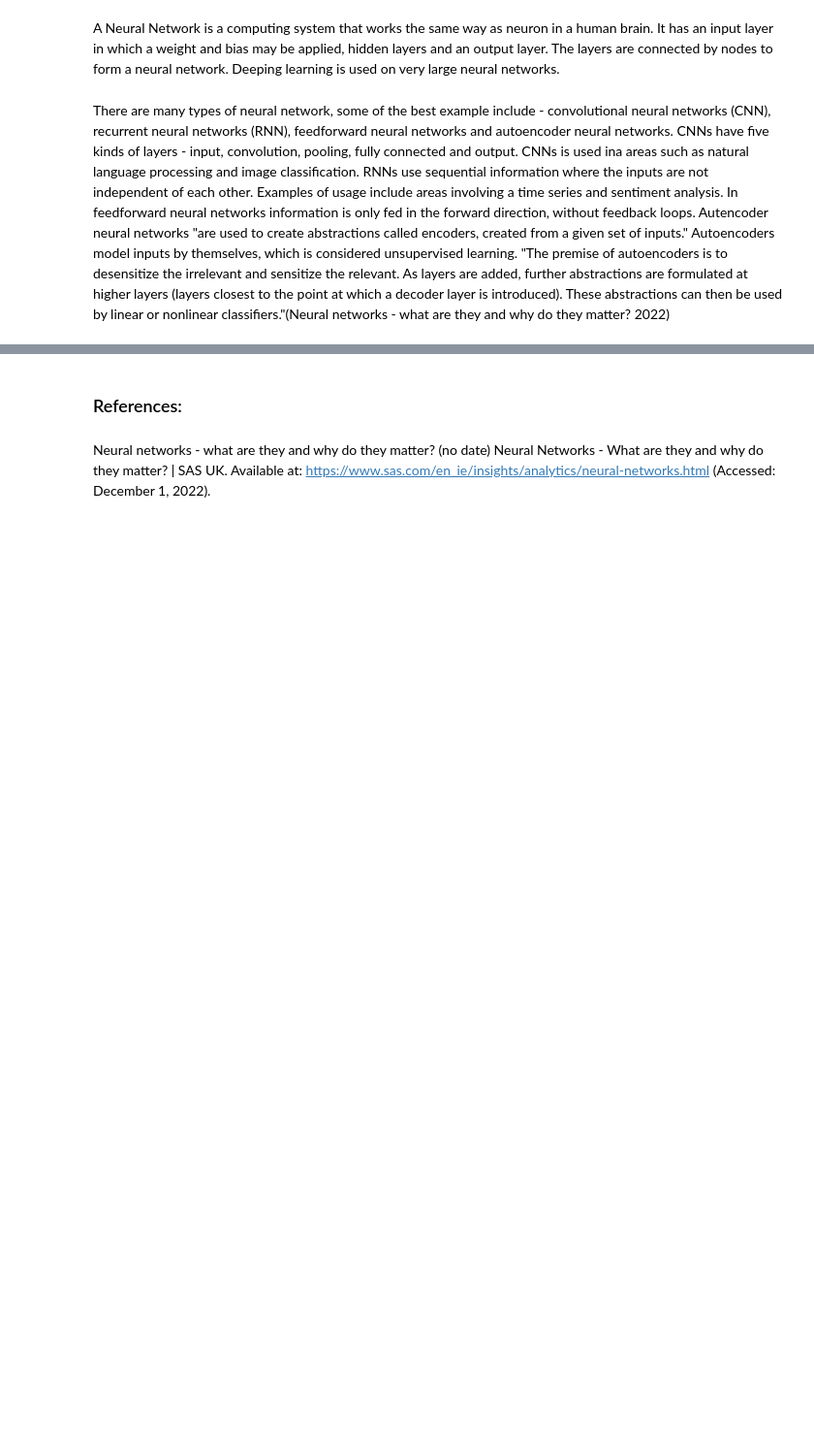
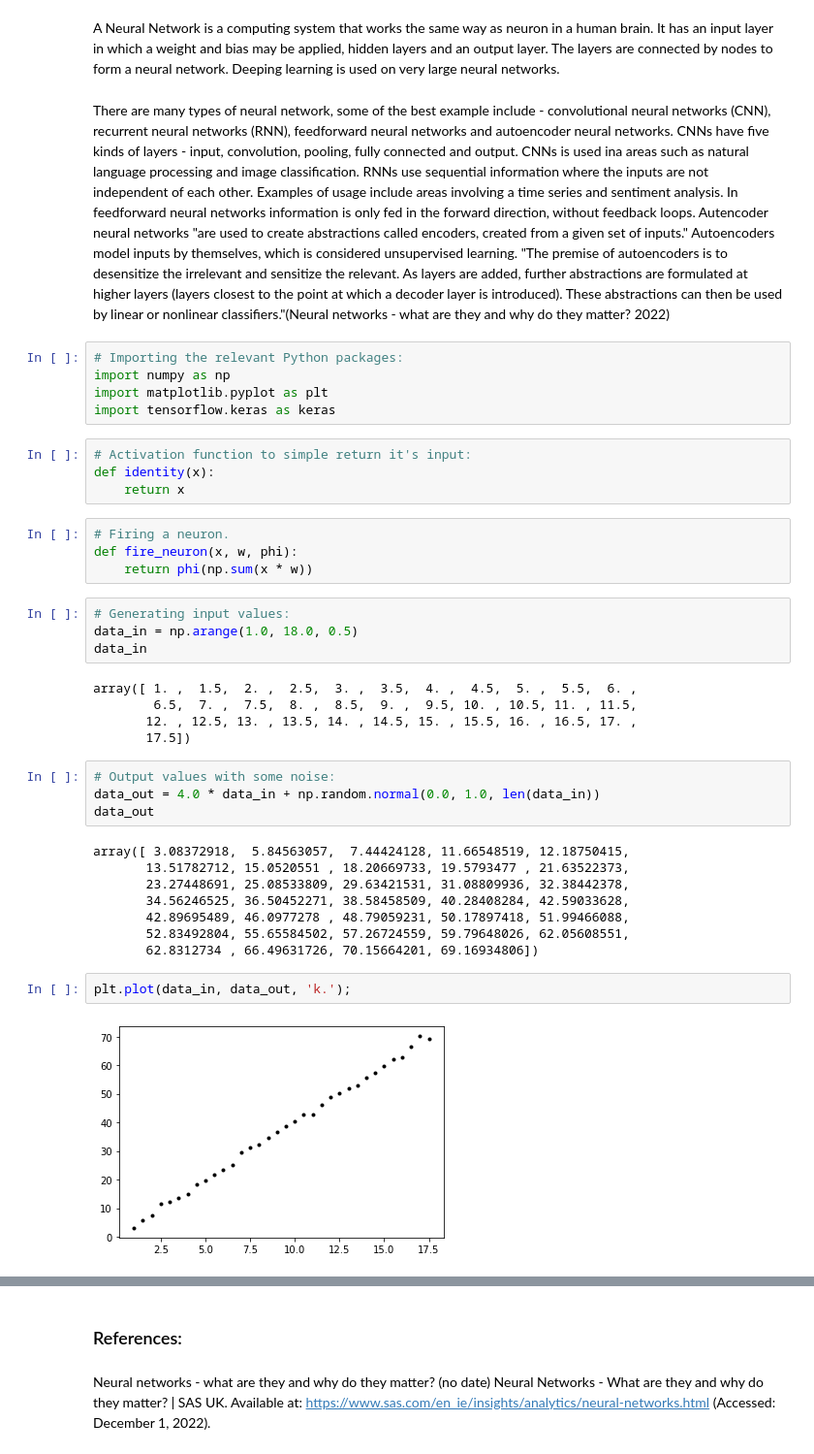
Before and after one commit to Ruairi8/machineLearn-Stat2022, a Jupyter notebook: Topic4_Machine Learning.ipynb, the cells around one changed output, grey strips where cells are left out. Shown at 97% size. Drawn from its saved outputs; the diff is of its cells as text; blank space fills up the shorter version.

```diff
--- a/Topic4_Machine Learning.ipynb
+++ b/Topic4_Machine Learning.ipynb
@@ -12,3 +16,41 @@ CNNs have five kinds of layers - input, convolution, pooling, fully connected an
 RNNs use sequential information where the inputs are not independent of each other. Examples of usage include areas involving a time series and sentiment analysis.
 In feedforward neural networks information is only fed in the forward direction, without feedback loops.
 Autencoder neural networks "are used to create abstractions called encoders, created from a given set of inputs." Autoencoders model inputs by themselves, which is considered unsupervised learning. "The premise of autoencoders is to desensitize the irrelevant and sensitize the relevant. As layers are added, further abstractions are formulated at higher layers (layers closest to the point at which a decoder layer is introduced). These abstractions can then be used by linear or nonlinear classifiers."(Neural networks - what are they and why do they matter? 2022)
+# %%
+# Importing the relevant Python packages:
+import numpy as np
+import matplotlib.pyplot as plt
+import tensorflow.keras as keras
+# %%
+# Activation function to simple return it's input:
+def identity(x):
+    return x
+# %%
+# Firing a neuron.
+def fire_neuron(x, w, phi):
+    return phi(np.sum(x * w))
+# %%
+# Generating input values:
+data_in = np.arange(1.0, 18.0, 0.5)
+data_in
+# %% [output]
+array([ 1. ,  1.5,  2. ,  2.5,  3. ,  3.5,  4. ,  4.5,  5. ,  5.5,  6. ,
+        6.5,  7. ,  7.5,  8. ,  8.5,  9. ,  9.5, 10. , 10.5, 11. , 11.5,
+       12. , 12.5, 13. , 13.5, 14. , 14.5, 15. , 15.5, 16. , 16.5, 17. ,
+       17.5])
+# %%
+# Output values with some noise:
+data_out = 4.0 * data_in + np.random.normal(0.0, 1.0, len(data_in))
+data_out
+# %% [output]
+array([ 3.08372918,  5.84563057,  7.44424128, 11.66548519, 12.18750415,
+       13.51782712, 15.0520551 , 18.20669733, 19.5793477 , 21.63522373,
+       23.27448691, 25.08533809, 29.63421531, 31.08809936, 32.38442378,
+       34.56246525, 36.50452271, 38.58458509, 40.28408284, 42.59033628,
+       42.89695489, 46.0977278 , 48.79059231, 50.17897418, 51.99466088,
+       52.83492804, 55.65584502, 57.26724559, 59.79648026, 62.05608551,
+       62.8312734 , 66.49631726, 70.15664201, 69.16934806])
+# %%
+plt.plot(data_in, data_out, 'k.');
+# %% [output]
+[figure, added]
```
Also changed, not shown: parts of 42 cells of this notebook, 3 other files.
